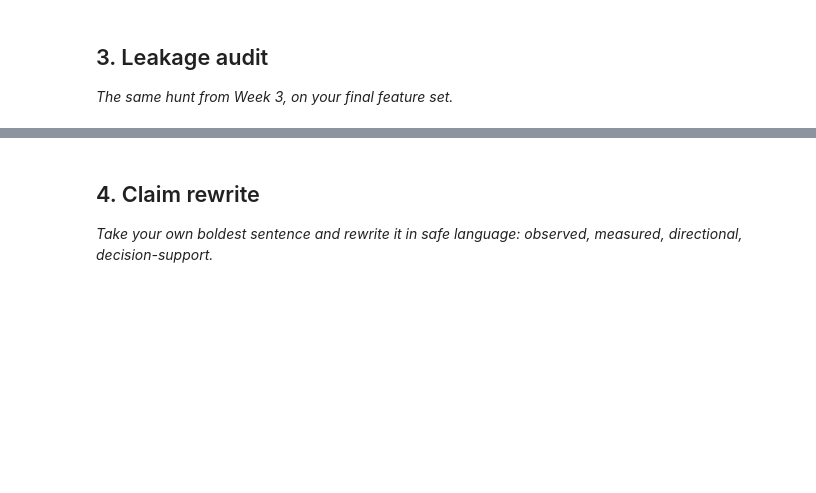
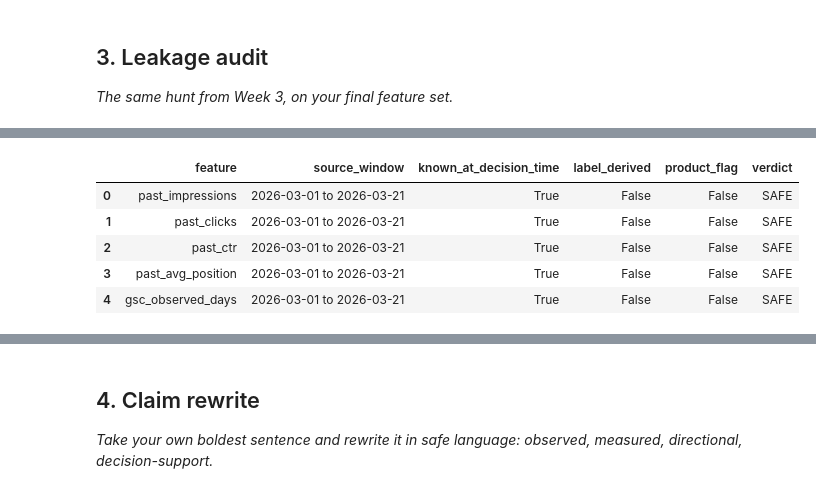
Before and after one commit to ZubairQazzi/flyrank-ml-internship-zubair, a Jupyter notebook: work/notebooks/w06_validation_audit.ipynb, the cells around one changed output, grey strips where cells are left out. Cells and saved outputs as stored; diff of their text form; code cells hidden in the pictures; blank space fills up the shorter version.

Commit message:
Complete Week 6 validation audit notebook

```diff
--- a/work/notebooks/w06_validation_audit.ipynb
+++ b/work/notebooks/w06_validation_audit.ipynb
@@ -29,0 +384,72 @@ This skeleton is yours to fill. Work the sections **in order** — each one has
+# %%
+leakage_audit = pd.DataFrame(
+    [
+        {
+            "feature": "past_impressions",
+            "source_window": "2026-03-01 to 2026-03-21",
+            "known_at_decision_time": True,
+            "label_derived": False,
+            "product_flag": False,
+            "verdict": "SAFE",
+        },
+        {
+            "feature": "past_clicks",
+            "source_window": "2026-03-01 to 2026-03-21",
+            "known_at_decision_time": True,
+            "label_derived": False,
+            "product_flag": False,
+            "verdict": "SAFE",
+        },
+        {
+            "feature": "past_ctr",
+            "source_window": "2026-03-01 to 2026-03-21",
+            "known_at_decision_time": True,
+            "label_derived": False,
+            "product_flag": False,
+            "verdict": "SAFE",
+        },
+        {
+            "feature": "past_avg_position",
+            "source_window": "2026-03-01 to 2026-03-21",
+            "known_at_decision_time": True,
+            "label_derived": False,
+            "product_flag": False,
+            "verdict": "SAFE",
+        },
+        {
+            "feature": "gsc_observed_days",
+            "source_window": "2026-03-01 to 2026-03-21",
+            "known_at_decision_time": True,
+            "label_derived": False,
+            "product_flag": False,
+            "verdict": "SAFE",
+        },
+    ]
+)
+
+forbidden_model_inputs = {
+    "future_decline",
+    "outcome_impressions",
+    "outcome_days",
+    "client_hash_id",
+    "content_hash_id",
+}
+
+actual_model_inputs = set(features)
+
+forbidden_found = sorted(
+    actual_model_inputs & forbidden_model_inputs
+)
+
+print("Prediction moment: 2026-03-21")
+print("Label window: 2026-03-22 to 2026-03-31")
+print("Model inputs:", features)
+print("Forbidden inputs found:", forbidden_found)
+print(
+    "Leakage audit passed:",
+    len(forbidden_found) == 0
+    and (leakage_audit["verdict"] == "SAFE").all()
+)
+
+leakage_audit
+# %% [output]
@@ -29,0 +461,6 @@ This skeleton is yours to fill. Work the sections **in order** — each one has
+|  | feature | source_window | known_at_decision_time | label_derived | product_flag | verdict |
+| 0 | past_impressions | 2026-03-01 to 2026-03-21 | True | False | False | SAFE |
+| 1 | past_clicks | 2026-03-01 to 2026-03-21 | True | False | False | SAFE |
+| 2 | past_ctr | 2026-03-01 to 2026-03-21 | True | False | False | SAFE |
+| 3 | past_avg_position | 2026-03-01 to 2026-03-21 | True | False | False | SAFE |
+| 4 | gsc_observed_days | 2026-03-01 to 2026-03-21 | True | False | False | SAFE |
```
Also changed, not shown: parts of 16 cells of this notebook.
